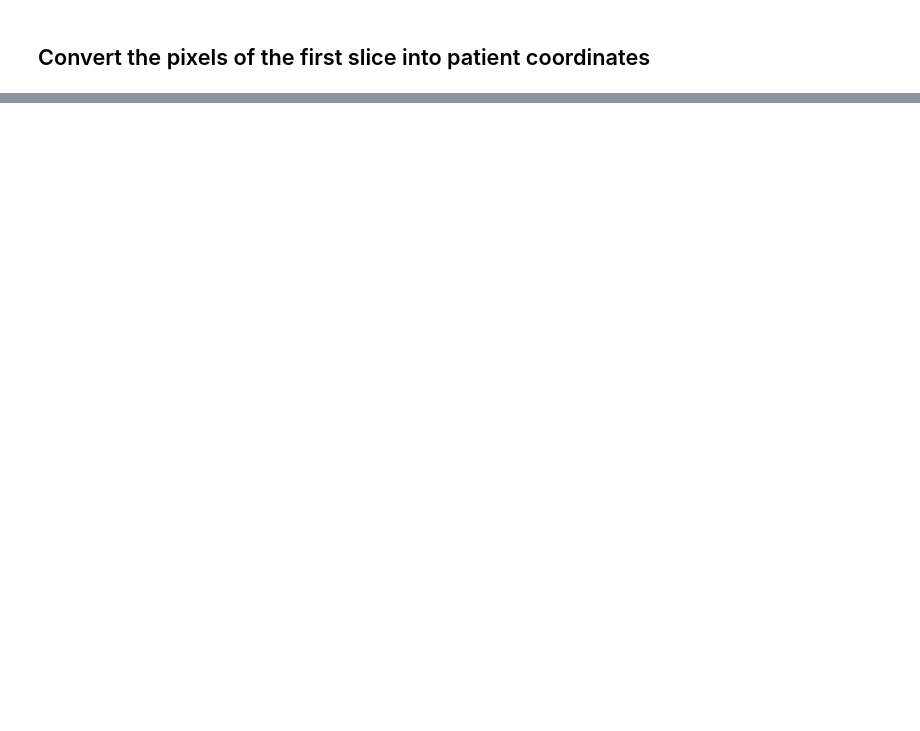
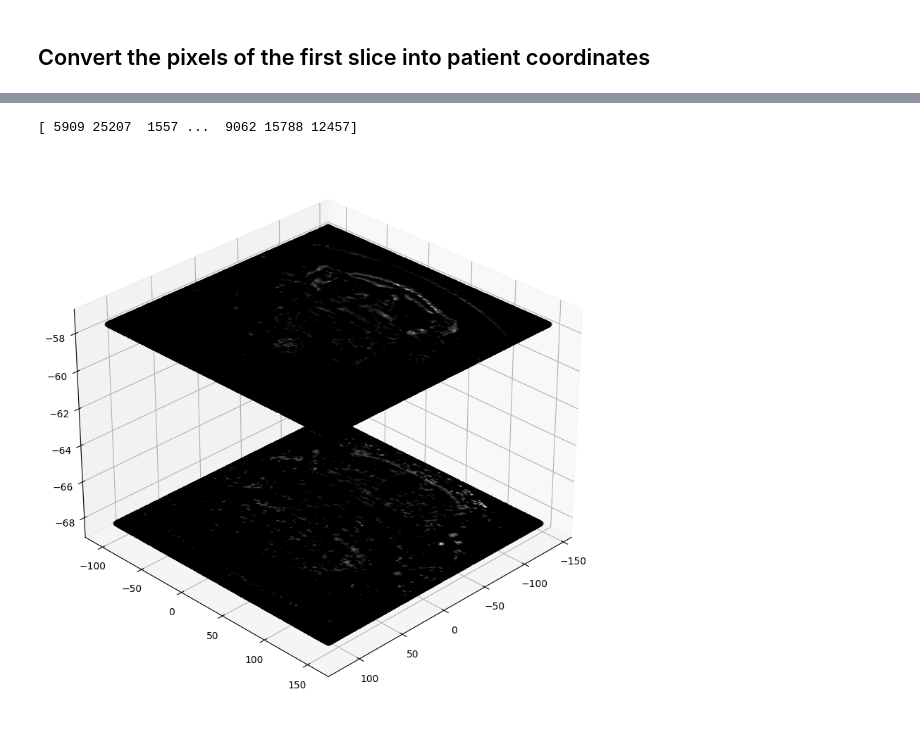
Before and after one commit to ParsaHaji09/dicom_coord_converter, a Jupyter notebook: visualize.ipynb, the cells around one changed output, grey strips where cells are left out. Drawn from its saved outputs; the diff is of its cells as text; code cells hidden in the pictures; blank space fills up the shorter version.

```diff
--- a/visualize.ipynb
+++ b/visualize.ipynb
@@ -65,0 +115,22 @@ ax.view_init(elev=30, azim=45)
+# %%
+indice = np.random.choice(len(kt_ys), 100000)
+
+print(indice)
+
+kt_img1 = ((kt_img1/kt_img1.max())).flatten()
+
+colors = [[c, c, c] for c in kt_img1[indice]]
+
+fig = plt.figure(figsize=(10, 20))
+ax = fig.add_subplot(projection='3d')
+
+ax.scatter(kt_patient_coords_list[0][indice,0], kt_patient_coords_list[0][indice,1], kt_patient_coords_list[0][indice,2], color=colors)
+
+kt_img20 = ((kt_img20/kt_img20.max())).flatten()
+colors = [[c, c, c] for c in kt_img20[indice]]
+ax.scatter(kt_patient_coords_list[-1][indice,0], kt_patient_coords_list[-1][indice,1], kt_patient_coords_list[-1][indice,2], color=colors)
+
+ax.view_init(elev=30, azim=45)
+# %% [output]
+[ 5909 25207  1557 ...  9062 15788 12457]
+[figure, added]
```
Also changed, not shown: parts of 8 cells of this notebook, 43 other files.
